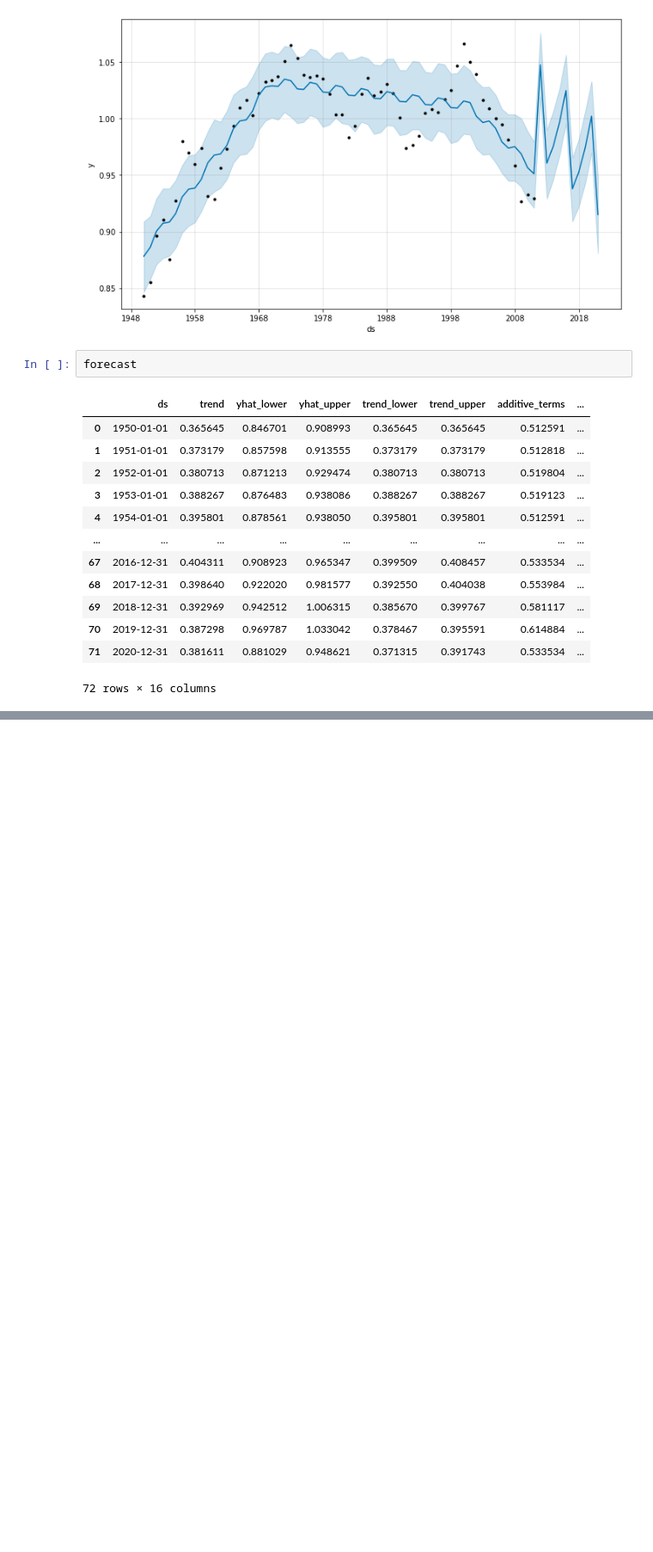
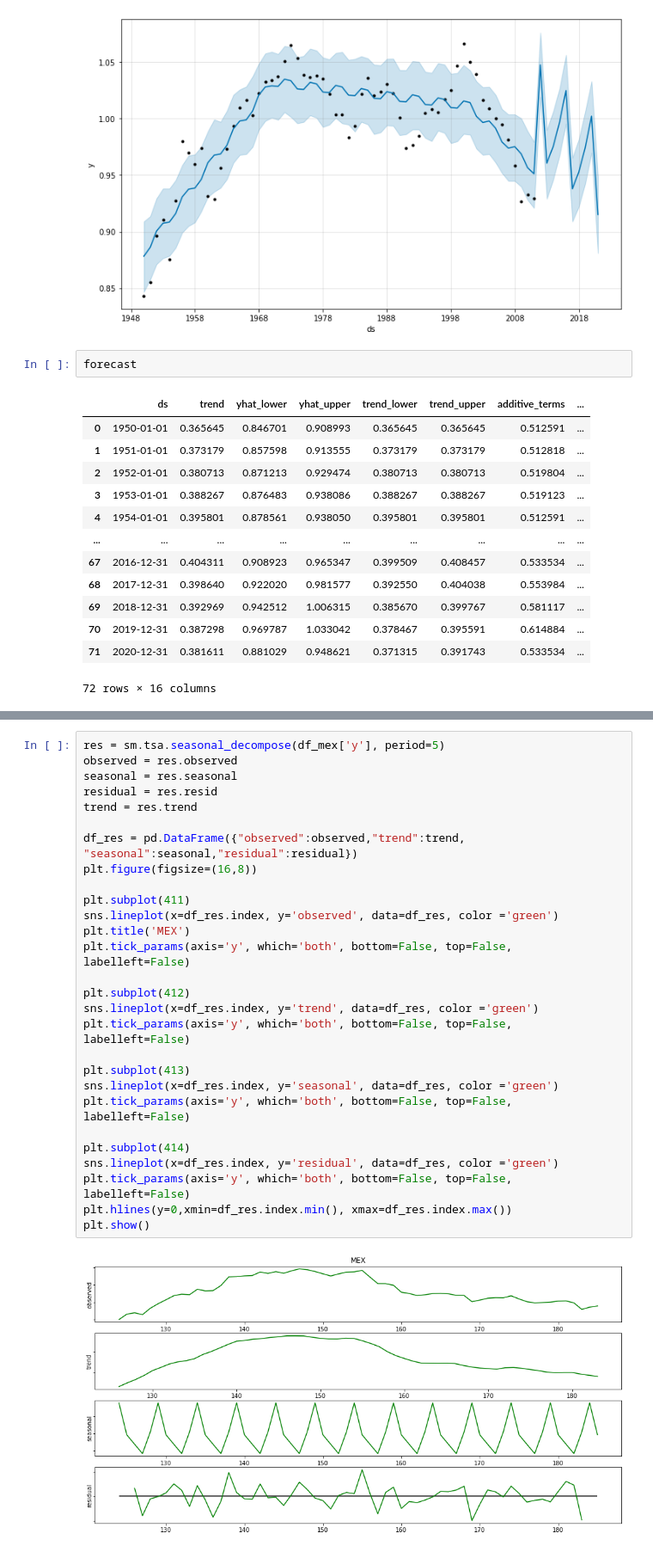
Before and after one commit to yguenka/4intelligence-Case, a Jupyter notebook: Data Analysis Skill Test.ipynb, the cells around one changed output, grey strips where cells are left out. Shown at 86% size. Cells and saved outputs as stored; diff of their text form; blank space fills up the shorter version.

```diff
--- a/Data Analysis Skill Test.ipynb
+++ b/Data Analysis Skill Test.ipynb
@@ -234,0 +243,30 @@ forecast
+# %%
+res = sm.tsa.seasonal_decompose(df_mex['y'], period=5)
+observed = res.observed
+seasonal = res.seasonal
+residual = res.resid
+trend = res.trend
+
+df_res = pd.DataFrame({"observed":observed,"trend":trend, "seasonal":seasonal,"residual":residual})
+plt.figure(figsize=(16,8))
+
+plt.subplot(411)
+sns.lineplot(x=df_res.index, y='observed', data=df_res, color ='green')
+plt.title('MEX')
+plt.tick_params(axis='y', which='both', bottom=False, top=False, labelleft=False)
+
+plt.subplot(412)
+sns.lineplot(x=df_res.index, y='trend', data=df_res, color ='green')
+plt.tick_params(axis='y', which='both', bottom=False, top=False, labelleft=False)
+
+plt.subplot(413)
+sns.lineplot(x=df_res.index, y='seasonal', data=df_res, color ='green')
+plt.tick_params(axis='y', which='both', bottom=False, top=False, labelleft=False)
+
+plt.subplot(414)
+sns.lineplot(x=df_res.index, y='residual', data=df_res, color ='green')
+plt.tick_params(axis='y', which='both', bottom=False, top=False, labelleft=False)
+plt.hlines(y=0,xmin=df_res.index.min(), xmax=df_res.index.max())
+plt.show()
+# %% [output]
+[figure, added]
```
Also changed, not shown: parts of 4 cells of this notebook, 1 other file.
